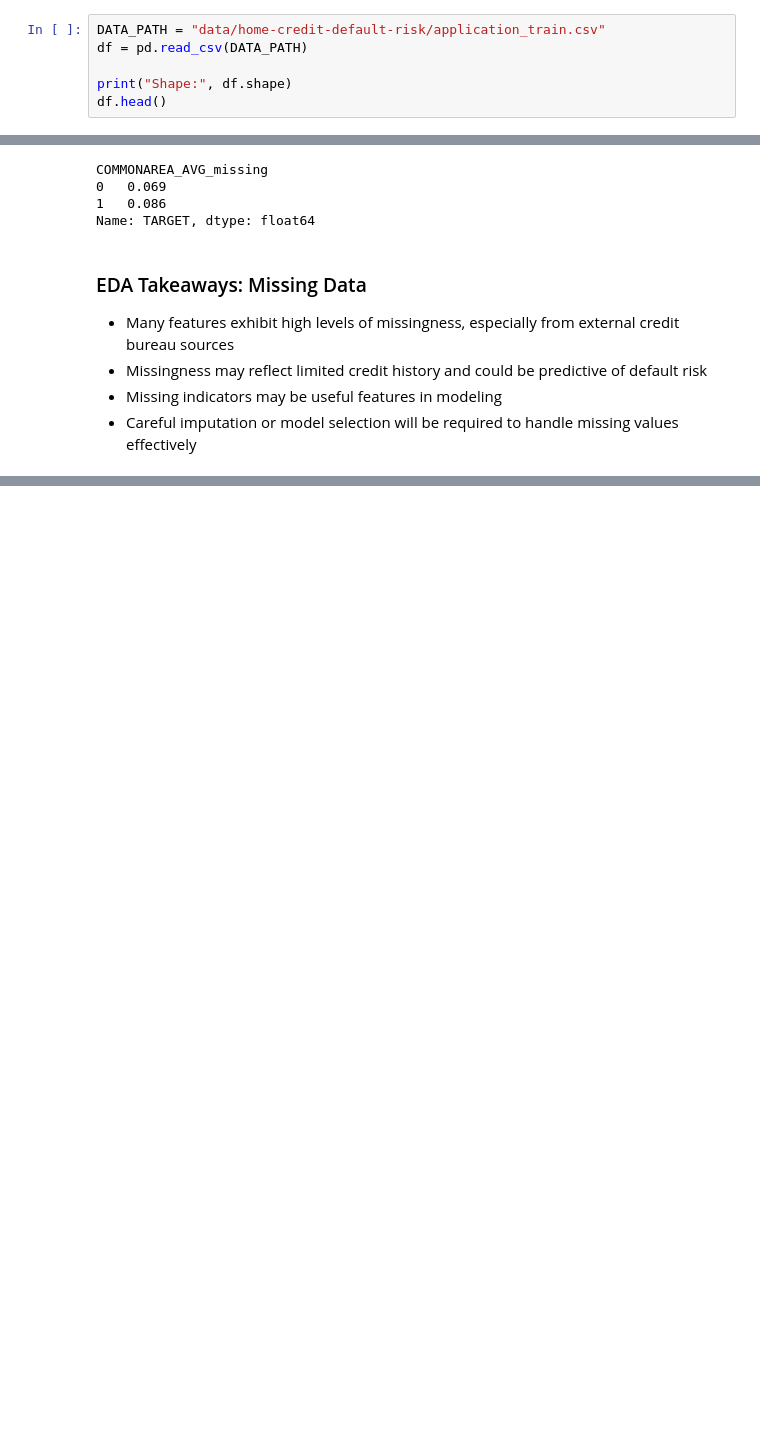
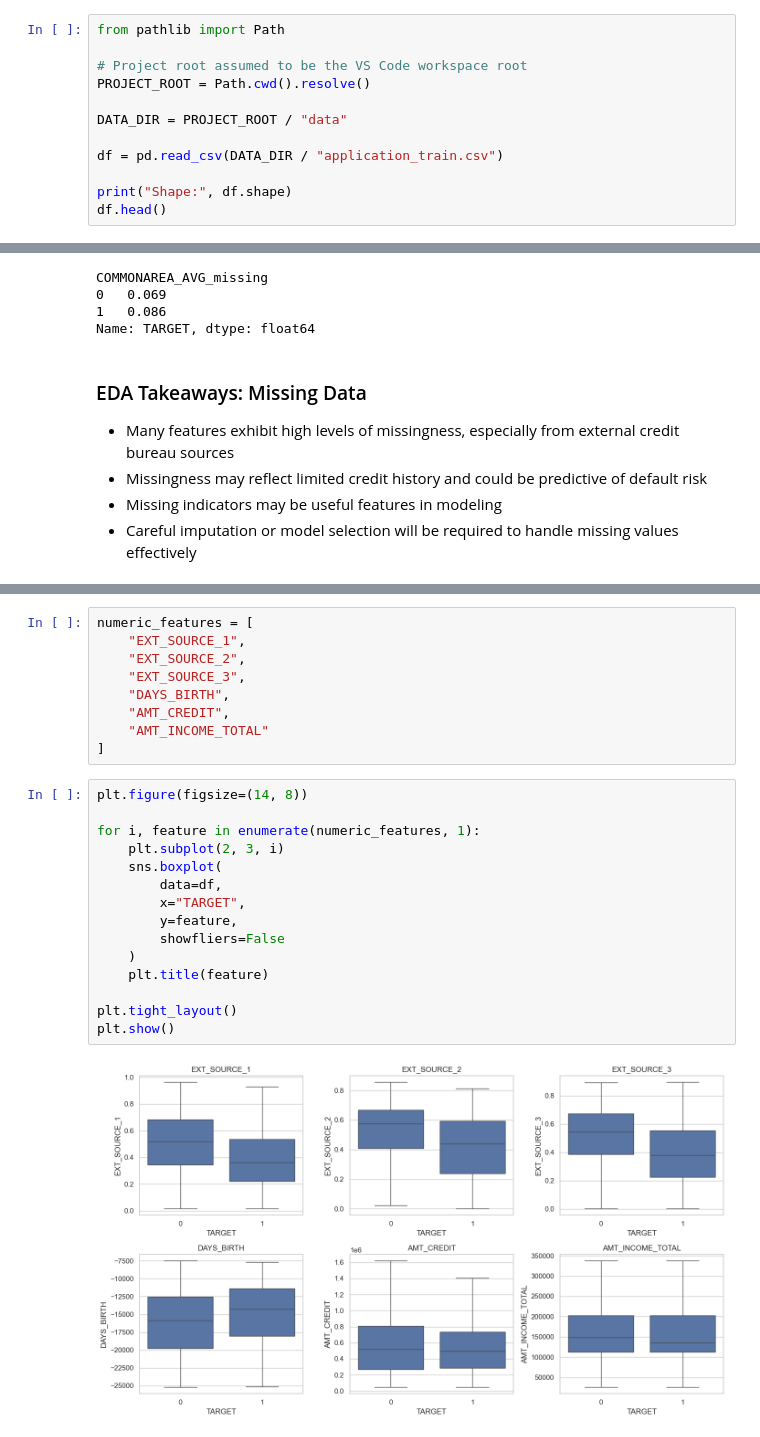
Before and after one commit to jakeybat972/home-credit-default-risk, a Jupyter notebook: notebooks/01-eda.ipynb, the cells around one changed output, grey strips where cells are left out. Saved outputs shown, nothing was run; the diff lists cells and outputs as text; blank space fills up the shorter version.

Commit message:
Analyze numeric feature relationships with default risk

```diff
--- a/notebooks/01-eda.ipynb
+++ b/notebooks/01-eda.ipynb
@@ -70,6 +58,12 @@ pwd
 # %%
-DATA_PATH = "data/home-credit-default-risk/application_train.csv"
-df = pd.read_csv(DATA_PATH)
+from pathlib import Path
+
+# Project root assumed to be the VS Code workspace root
+PROJECT_ROOT = Path.cwd().resolve()
+
+DATA_DIR = PROJECT_ROOT / "data"
+
+df = pd.read_csv(DATA_DIR / "application_train.csv")
 
 print("Shape:", df.shape)
 df.head()
@@ -178,0 +177,26 @@ Name: TARGET, dtype: float64
+# %%
+numeric_features = [
+    "EXT_SOURCE_1",
+    "EXT_SOURCE_2",
+    "EXT_SOURCE_3",
+    "DAYS_BIRTH",
+    "AMT_CREDIT",
+    "AMT_INCOME_TOTAL"
+]
+# %%
+plt.figure(figsize=(14, 8))
+
+for i, feature in enumerate(numeric_features, 1):
+    plt.subplot(2, 3, i)
+    sns.boxplot(
+        data=df,
+        x="TARGET",
+        y=feature,
+        showfliers=False
+    )
+    plt.title(feature)
+
+plt.tight_layout()
+plt.show()
+# %% [output]
+[figure, added]
```
Also changed, not shown: parts of 7 cells of this notebook.
